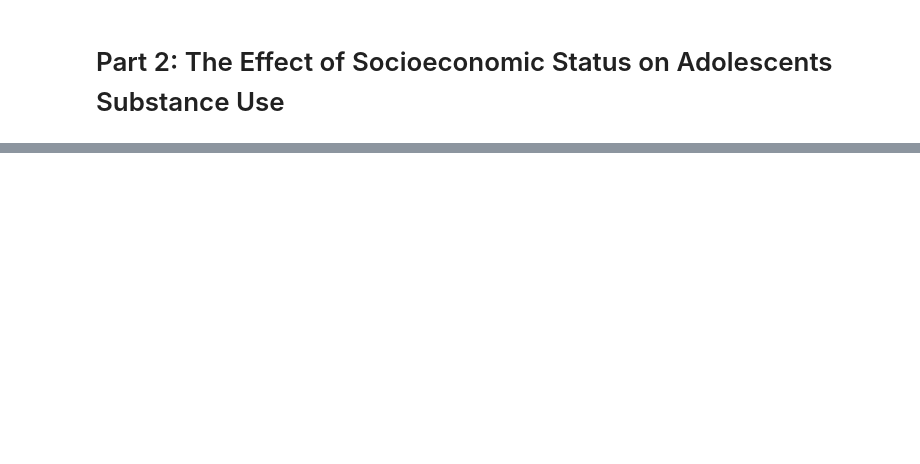
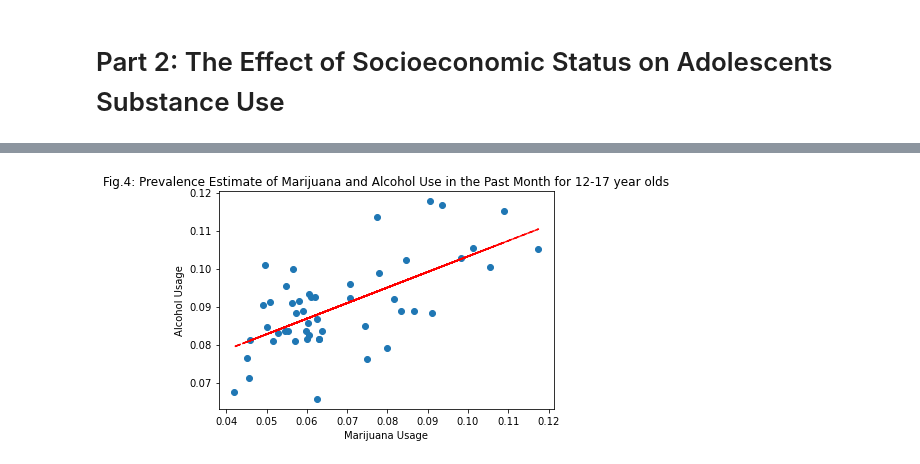
Before and after one commit to MoniV18/Project, a Jupyter notebook: BDATA_Project_2.ipynb, the cells around one changed output, grey strips where cells are left out. Saved outputs shown, nothing was run; the diff lists cells and outputs as text; code cells hidden in the pictures; blank space fills up the shorter version.

```diff
--- a/BDATA_Project_2.ipynb
+++ b/BDATA_Project_2.ipynb
@@ -139,18 +2,0 @@ print(Year,lifetime_prevalence_any_illicit_drug)
-# %%
-import matplotlib.pyplot as plt
-
-#Input your yearly dates
-x = 1991, 1992, 1993, 1994, 1995, 1996, 1997, 1998, 1999, 2000, 2001, 2002, 2003, 2004, 2005, 2006, 2007, 2008, 2009, 2010, 2011, 2012, 2013, 2014, 2015, 2016, 2017, 2018, 2019, 2020, 2021
-
-#Make sure there's no percent symbols
-y = 30, 30, 32, 36, 39, 42, 43, 42, 42, 41, 41, 40, 38, 36, 36, 34, 33, 33, 33, 34, 35, 34, 36, 35, 34, 33, 33, 34, 35, 35, 27
-
-#Directions to making the figure
-fig, ax = plt.subplots()
-plt.plot(x, y)
-
-plt.title('Fig.14: Lifetime prevalence of use of any illicit drug for grades 8, 10, and 12 combined from 1991 to 2021')
-plt.xlabel('Year')
-plt.ylabel('Lifetime prevalence use of illicit drug (%)')
-
-plt.show()
@@ -158,0 +84,31 @@ plt.show()
+# %%
+#Importing package
+import matplotlib.pyplot as plt
+
+#Remember that list we created? This is what happens when we don't use it. There are so many numbers!
+
+#List data for marijuana usage
+x = [0.045, 0.091, 0.0638, 0.0631, 0.0867, 0.0845, 0.1012, 0.0545, 0.0605, 0.0419, 0.0749, 0.0629, 0.0708, 0.0597, 0.0581, 0.0619, 0.0572, 0.05, 0.0983, 0.0604, 0.1054, 0.0744, 0.0492, 0.0457, 0.0591, 0.0906, 0.0562, 0.0815, 0.0935, 0.0706, 0.0799, 0.0778, 0.0515, 0.0509, 0.0609, 0.0599, 0.1175, 0.0603, 0.0775, 0.0458, 0.057, 0.0552, 0.0528, 0.0625, 0.109, 0.0497, 0.0833, 0.0624, 0.0548, 0.0565]
+
+#List data for alcohol usage
+y = [0.0764, 0.0884, 0.0836, 0.0815, 0.0888, 0.1023, 0.1053, 0.0835, 0.0933, 0.0676, 0.0762, 0.0815, 0.0923, 0.0836, 0.0915, 0.0924, 0.0882, 0.0847, 0.1027, 0.0825, 0.1003, 0.0848, 0.0903, 0.0712, 0.0887, 0.1177, 0.0909, 0.092, 0.1168, 0.0958, 0.0791, 0.0987, 0.0809, 0.0913, 0.0925, 0.0815, 0.1051, 0.0856, 0.1135, 0.0811, 0.081, 0.0836, 0.0831, 0.0657, 0.1151, 0.1008, 0.0887, 0.0868, 0.0953, 0.0999]
+
+
+#A good table needs to have all the necessary labels
+
+#Scatter = Scatterplot, this is how we make a scatterplot with our x & y value
+plt.scatter(x, y)
+
+#Making a title and labeling our x & y axis
+plt.title('Fig.4: Prevalence Estimate of Marijuana and Alcohol Use in the Past Month for 12-17 year olds')
+plt.xlabel('Marijuana Usage')
+plt.ylabel('Alcohol Usage')
+
+#This is how we add a regression line
+z = np.polyfit(x, y, 1)
+p = np.poly1d(z)
+plt.plot(x,p(x), "r--")
+
+plt.show()
+# %% [output]
+[figure, added]
```
Also changed, not shown: parts of 50 cells of this notebook, 1 other file.
